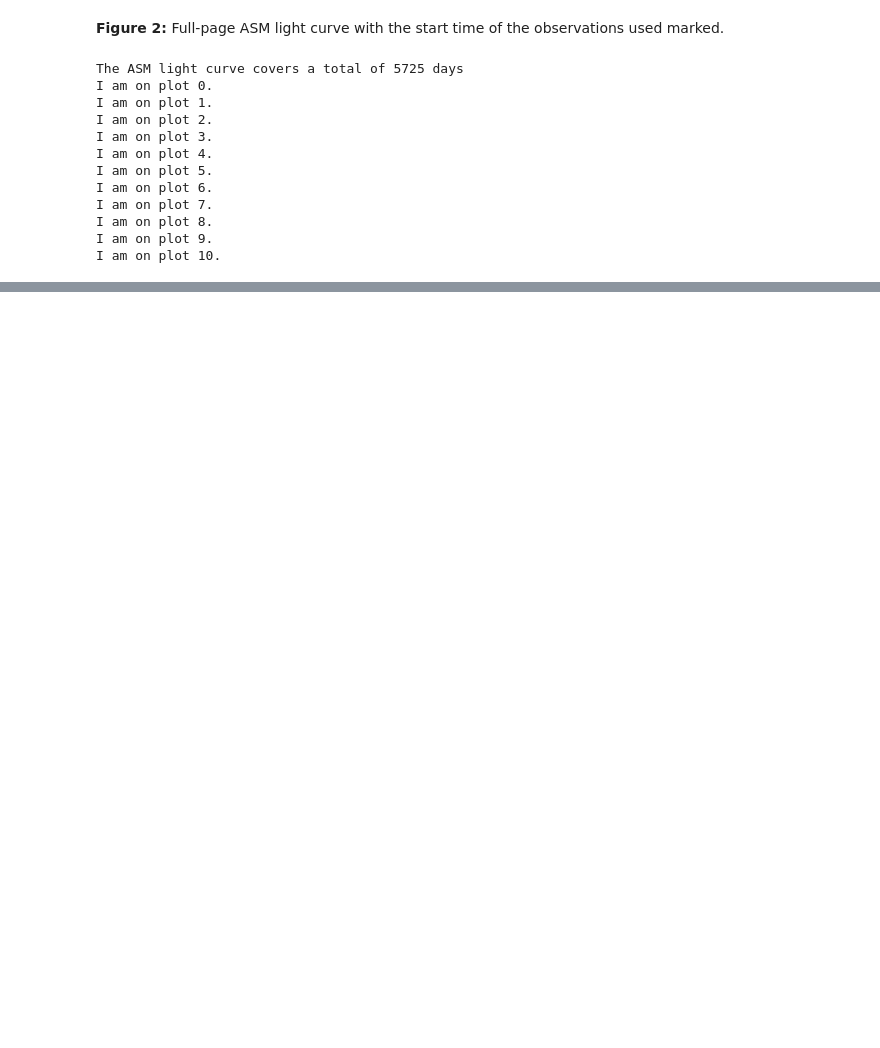
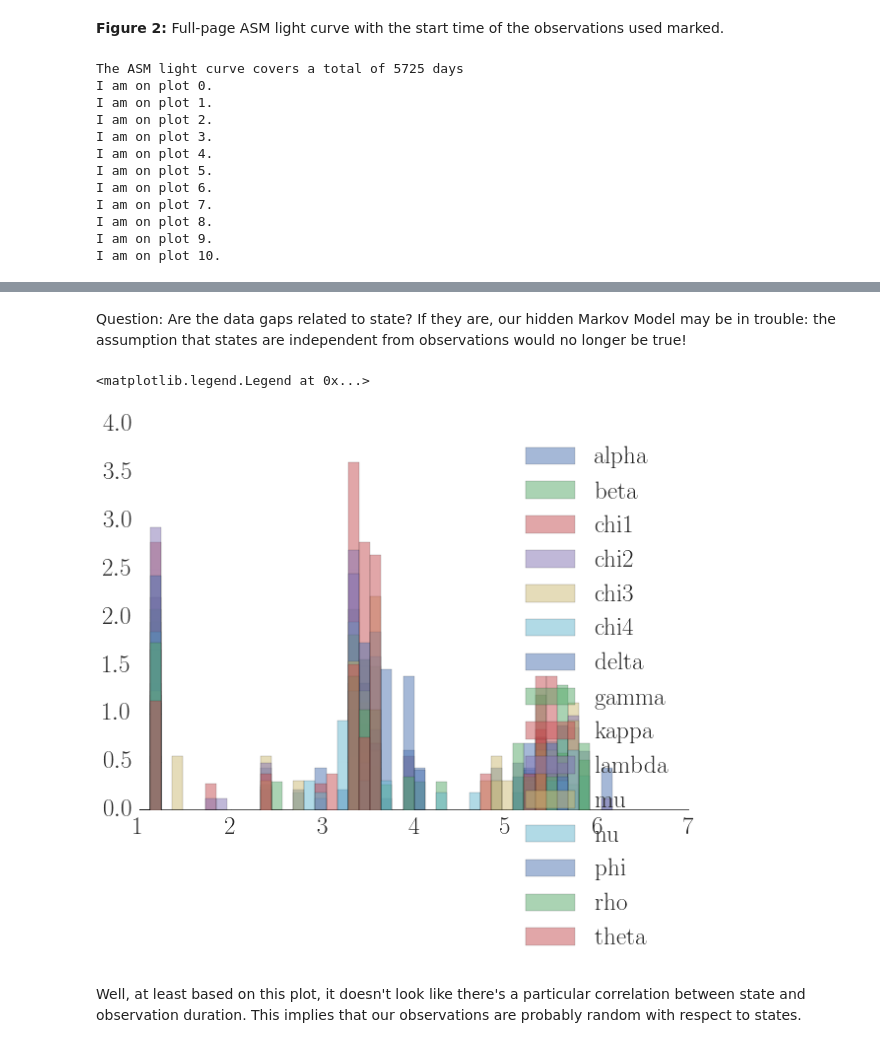
Before and after one commit to dhuppenkothen/BlackHoleMagic, a Jupyter notebook: code/GRS1915_PaperPlots.ipynb, the cells around one changed output, grey strips where cells are left out. Drawn from its saved outputs; the diff is of its cells as text; code cells hidden in the pictures; blank space fills up the shorter version.

```diff
--- a/code/GRS1915_PaperPlots.ipynb
+++ b/code/GRS1915_PaperPlots.ipynb
@@ -157,0 +218,20 @@ I am on plot 10.
+# %% [markdown]
+Question: Are the data gaps related to state?
+If they are, our hidden Markov Model may be in trouble: the assumption that states are independent from observations would no longer be true!
+# %%
+label_set = np.unique(labels_all)
+plt.figure(figsize=(10,7))
+for l in label_set[1:]:
+    l_ind = np.where(labels_sorted == l)[0]
+    #print(l_ind)
+    gap_temp = gap_times[l_ind]
+    #plt.figure(figsize=(10,7))
+    plt.hist(np.log10(gap_temp), bins=50, range=[1.0, 7.0], label=l,
+             normed=True, alpha=0.5)
+
+plt.legend()
+# %% [output]
+<matplotlib.legend.Legend at 0x...>
+[figure, added]
+# %% [markdown]
+Well, at least based on this plot, it doesn't look like there's a particular correlation between state and observation duration. This implies that our observations are probably random with respect to states.
```
Also changed, not shown: parts of 11 cells of this notebook.
